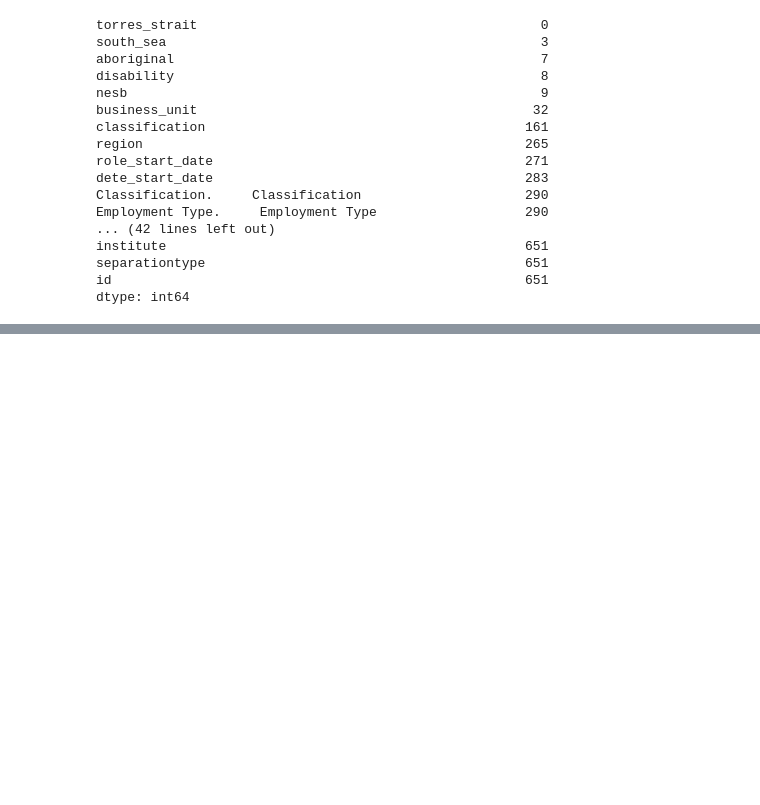
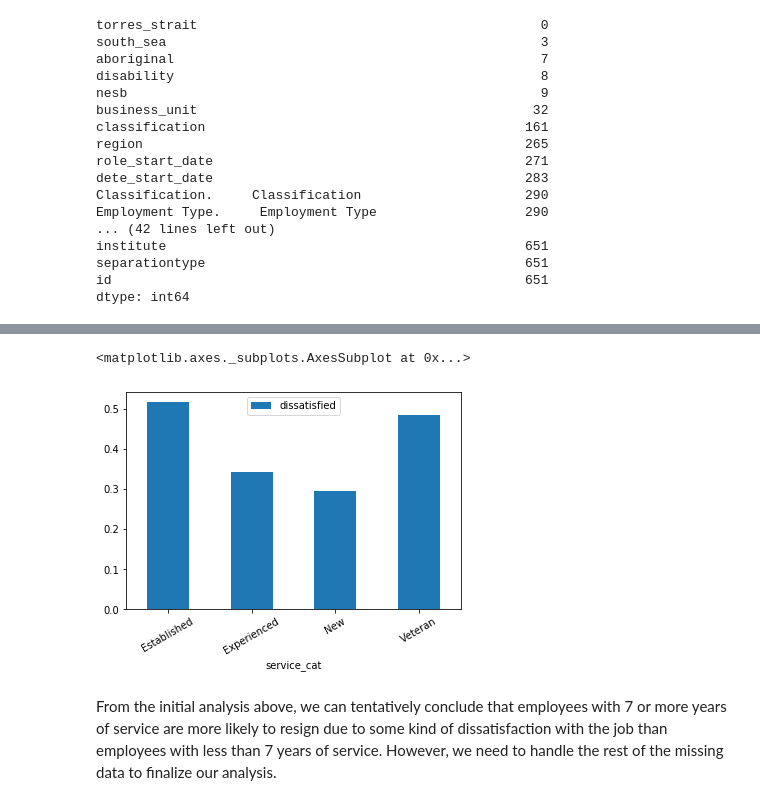
Before and after one commit to Clemo97/employee-exit-survey-analysis, a Jupyter notebook: employee-exit-survey-analysis.ipynb, the cells around one changed output, grey strips where cells are left out. Drawn from its saved outputs; the diff is of its cells as text; code cells hidden in the pictures; blank space fills up the shorter version.

```diff
--- a/employee-exit-survey-analysis.ipynb
+++ b/employee-exit-survey-analysis.ipynb
@@ -631,0 +686,7 @@ combined_updated = combined.dropna(thresh = 500, axis =1).copy()
+# %%
+# Extract the years of service and convert the type to float
+combined_updated['institute_service_up'] = combined_updated['institute_service'].astype('str').str.extract(r'(\d+)')
+combined_updated['institute_service_up'] = combined_updated['institute_service_up'].astype('float')
+
+# Check the years extracted are correct
+combined_updated['institute_service_up'].value_counts()
@@ -631,0 +711,17 @@ combined_updated = combined.dropna(thresh = 500, axis =1).copy()
+# %%
+# Convert years of service to categories
+def transform_service(val):
+    if val >= 11:
+        return "Veteran"
+    elif 7 <= val < 11:
+        return "Established"
+    elif 3 <= val < 7:
+        return "Experienced"
+    elif pd.isnull(val):
+        return np.nan
+    else:
+        return "New"
+combined_updated['service_cat'] = combined_updated['institute_service_up'].apply(transform_service)
+
+# Quick check of the update
+combined_updated['service_cat'].value_counts()
@@ -632 +757,4 @@ combined_updated = combined.dropna(thresh = 500, axis =1).copy()
+# %%
+# Replace missing values with the most frequent value, False
+combined_updated['dissatisfied'] = combined_updated['dissatisfied'].fillna(False)
 # %%
@@ -653,0 +774,5 @@ Name: institute_service, dtype: int64
+# %%
+# Calculate the percentage of employees who resigned due to dissatisfaction in each category
+dis_pct = combined_updated.pivot_table(index='service_cat', values='dissatisfied')
+
+dis_pct.head(10)
@@ -653,0 +786,9 @@ Name: institute_service, dtype: int64
+# %%
+# Plot the results
+%matplotlib inline
+dis_pct.plot(kind='bar', rot=30)
+# %% [output]
+<matplotlib.axes._subplots.AxesSubplot at 0x...>
+[figure, added]
+# %% [markdown]
+From the initial analysis above, we can tentatively conclude that employees with 7 or more years of service are more likely to resign due to some kind of dissatisfaction with the job than employees with less than 7 years of service. However, we need to handle the rest of the missing data to finalize our analysis.
```
Also changed, not shown: parts of 18 cells of this notebook, 1 other file.
